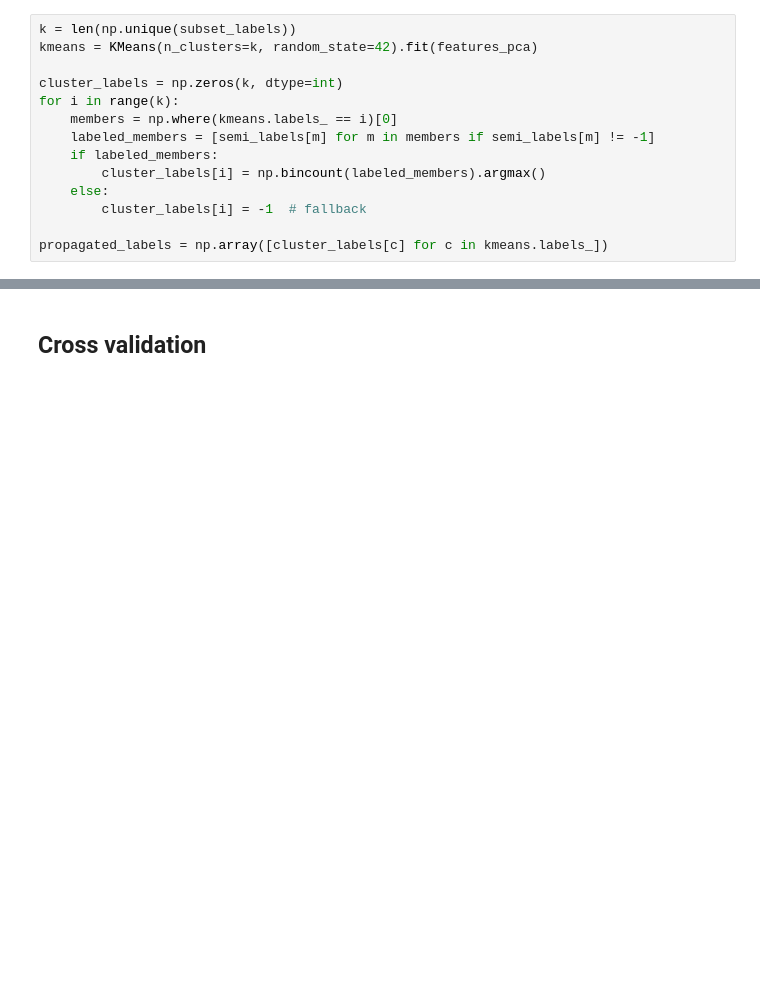
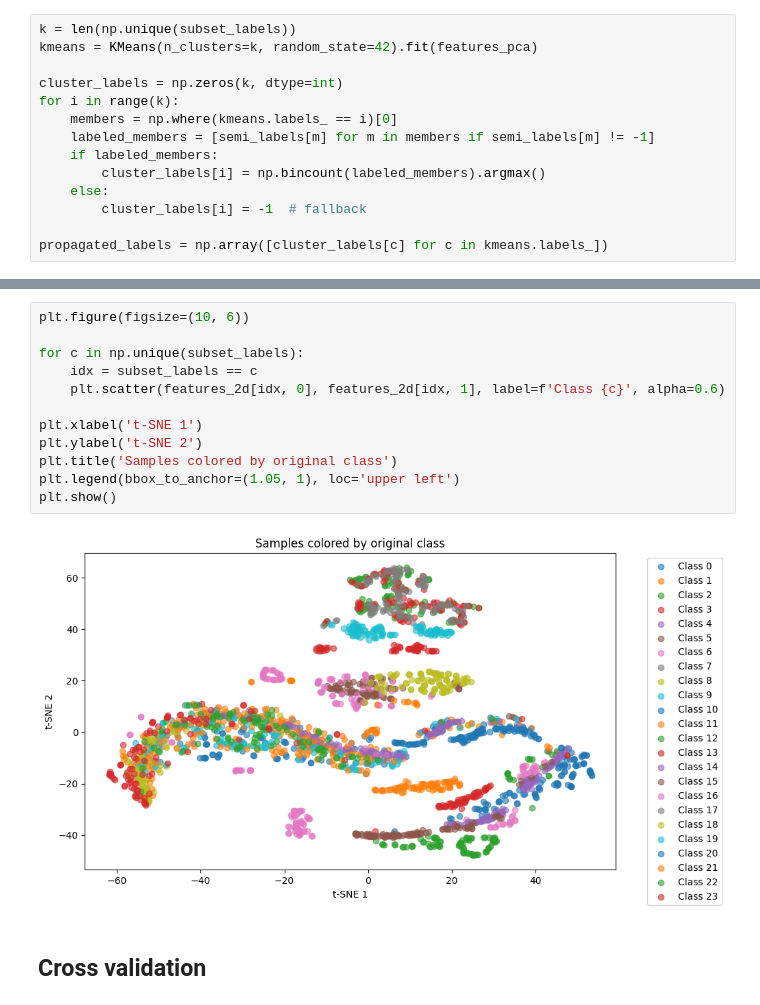
Before and after one commit to ceciliasant/NATOhackathon1, a Jupyter notebook: finalWorkflow.ipynb, the cells around one changed output, grey strips where cells are left out. Drawn from its saved outputs; the diff is of its cells as text; blank space fills up the shorter version.

```diff
--- a/finalWorkflow.ipynb
+++ b/finalWorkflow.ipynb
@@ -140,3 +177,17 @@ LabelPropagation accuracy: 0.6017857142857143
+# %%
+plt.figure(figsize=(10, 6))
+
+for c in np.unique(subset_labels):
+    idx = subset_labels == c
+    plt.scatter(features_2d[idx, 0], features_2d[idx, 1], label=f'Class {c}', alpha=0.6)
+
+plt.xlabel('t-SNE 1')
+plt.ylabel('t-SNE 2')
+plt.title('Samples colored by original class')
+plt.legend(bbox_to_anchor=(1.05, 1), loc='upper left')
+plt.show()
+# %% [output]
+[figure, added]
 # %% [markdown]
 ## Cross validation
 # %%
```
Also changed, not shown: parts of 8 cells of this notebook.
